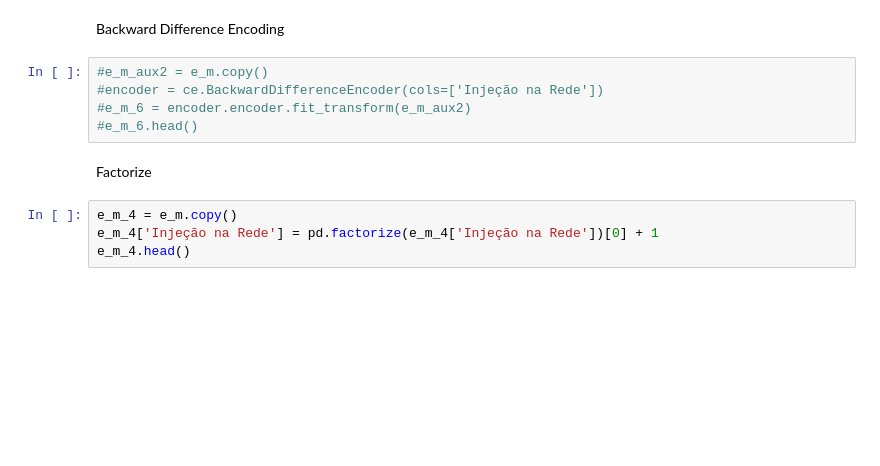
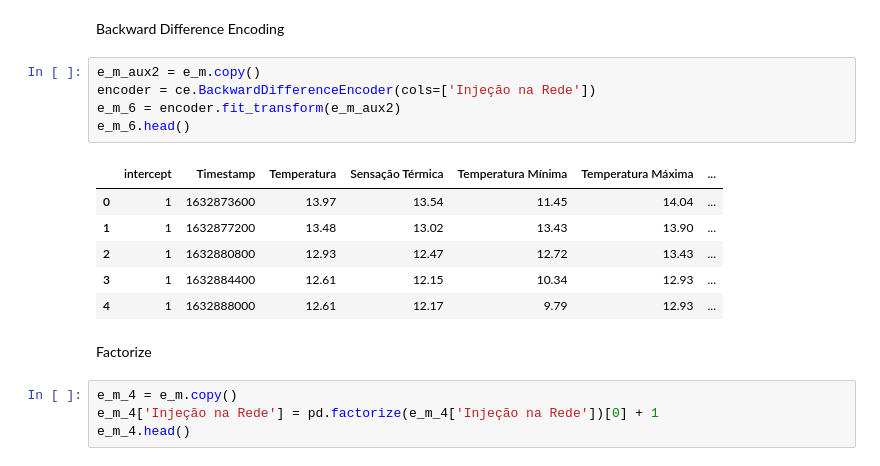
Before and after one commit to rafa2002/DAA-2324, a Jupyter notebook: Energy.ipynb, the cells around one changed output. Saved outputs shown, nothing was run; the diff lists cells and outputs as text; blank space fills up the shorter version.

```diff
--- a/Energy.ipynb
+++ b/Energy.ipynb
@@ -528,10 +551,17 @@ Binary Encoding
 # %% [markdown]
 Backward Difference Encoding
 # %%
-#e_m_aux2 = e_m.copy()
-#encoder = ce.BackwardDifferenceEncoder(cols=['Injeção na Rede'])
-#e_m_6 = encoder.encoder.fit_transform(e_m_aux2)
-#e_m_6.head()
+e_m_aux2 = e_m.copy()
+encoder = ce.BackwardDifferenceEncoder(cols=['Injeção na Rede'])
+e_m_6 = encoder.fit_transform(e_m_aux2)
+e_m_6.head()
+# %% [output]
+|  | intercept | Timestamp | Temperatura | Sensação Térmica | Temperatura Mínima | Temperatura Máxima | ... |
+| 0 | 1 | 1632873600 | 13.97 | 13.54 | 11.45 | 14.04 | ... |
+| 1 | 1 | 1632877200 | 13.48 | 13.02 | 13.43 | 13.90 | ... |
+| 2 | 1 | 1632880800 | 12.93 | 12.47 | 12.72 | 13.43 | ... |
+| 3 | 1 | 1632884400 | 12.61 | 12.15 | 10.34 | 12.93 | ... |
+| 4 | 1 | 1632888000 | 12.61 | 12.17 | 9.79 | 12.93 | ... |
 # %% [markdown]
 Factorize
 # %%
```
Also changed, not shown: parts of 5 cells of this notebook.
